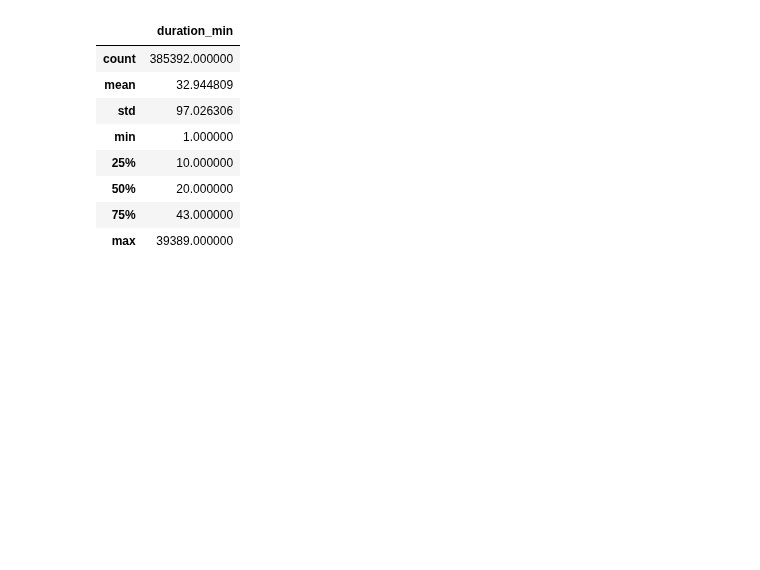
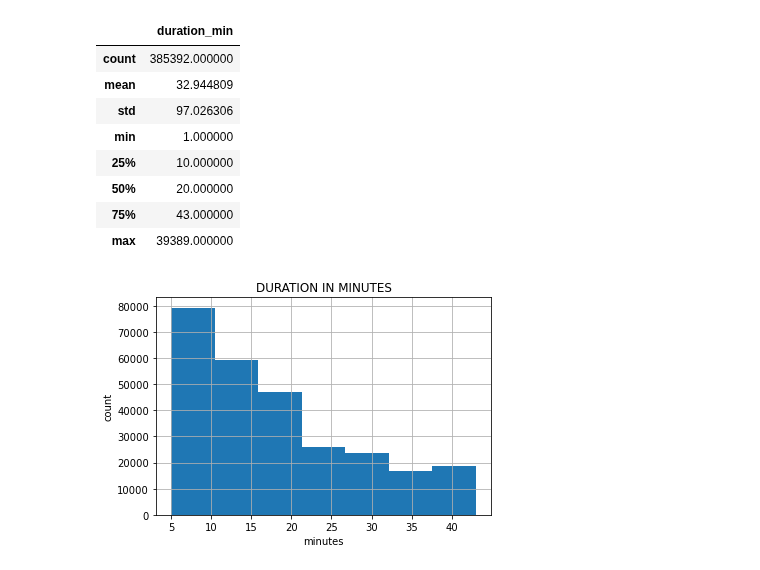
Before and after one commit to Jorgevalaho/Python_project, a Jupyter notebook: Python_project.ipynb, the cells around one changed output. Drawn from its saved outputs; the diff is of its cells as text; code cells hidden in the pictures; blank space fills up the shorter version.

Commit message:
Added histogram of duration values.

```diff
--- a/Python_project.ipynb
+++ b/Python_project.ipynb
@@ -356,3 +356,14 @@ duration_df[['duration_min']].describe()
 | 50% | 20.000000 |
 | 75% | 43.000000 |
 | max | 39389.000000 |
+# %%
+# So that the histogram is meaningful I will remove the outlier values from the dataset.
+import matplotlib.pyplot as plt
+plt.hist(duration_df[duration_df['duration_min'].isin(range(5,44))][['duration_min']],bins = 7)
+plt.xlabel('minutes')
+plt.ylabel('count')
+plt.title('DURATION IN MINUTES')
+plt.grid(True)
+plt.show()
+# %% [output]
+[figure, added]
```
Also changed, not shown: parts of 1 cell of this notebook.
